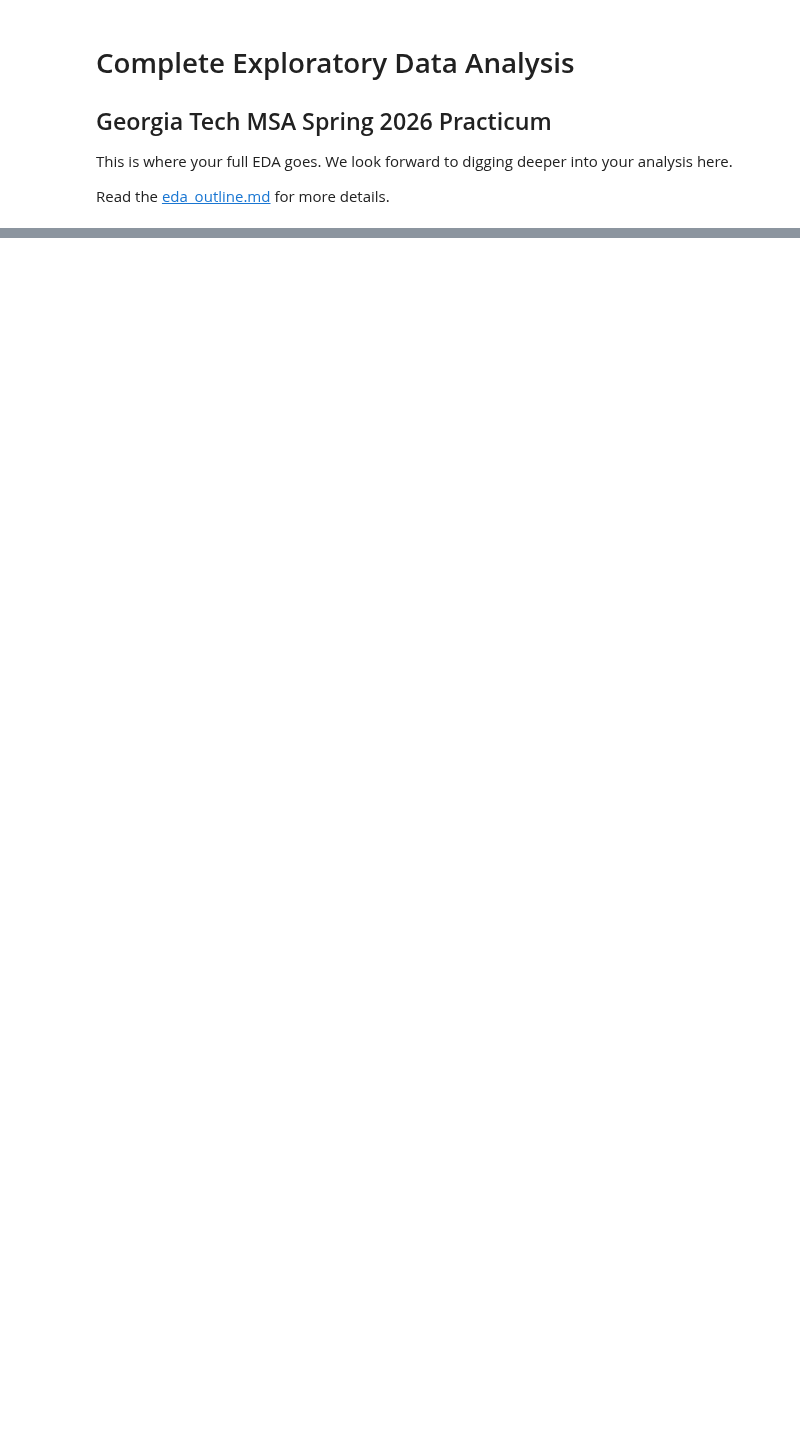
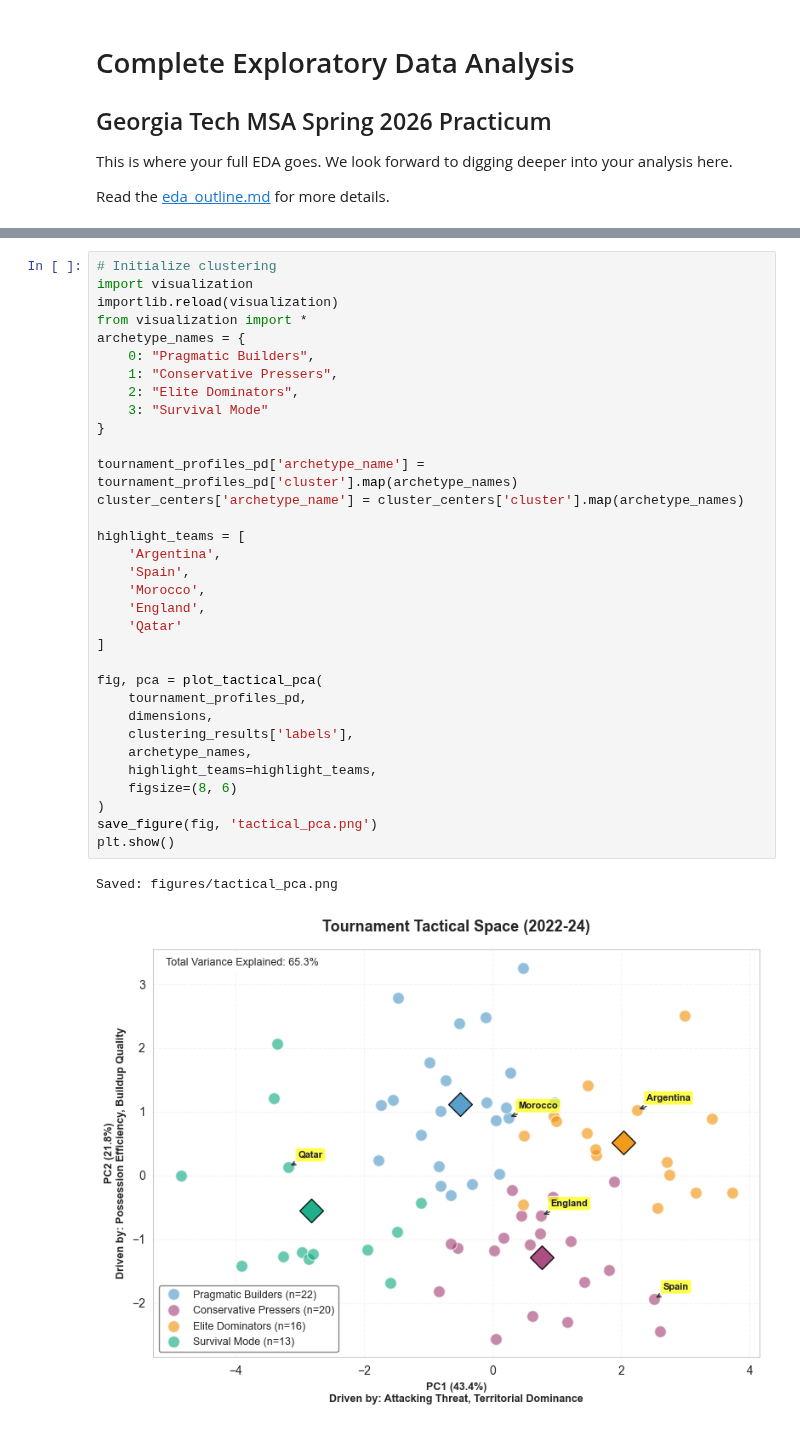
Before and after one commit to soh364/soccer-analytics-capstone-XOh, a Jupyter notebook: eda/EDA_Soomi.ipynb, the cells around one changed output, grey strips where cells are left out. Saved outputs shown, nothing was run; the diff lists cells and outputs as text; blank space fills up the shorter version.

```diff
--- a/eda/EDA_Soomi.ipynb
+++ b/eda/EDA_Soomi.ipynb
@@ -777,0 +205,36 @@ HBox(children=(Dropdown(description='Team A:', options=('Argentina', 'Austria',
+# %%
+# Initialize clustering
+import visualization
+importlib.reload(visualization)
+from visualization import *
+archetype_names = {
+    0: "Pragmatic Builders",
+    1: "Conservative Pressers",
+    2: "Elite Dominators",
+    3: "Survival Mode"
+}
+
+tournament_profiles_pd['archetype_name'] = tournament_profiles_pd['cluster'].map(archetype_names)
+cluster_centers['archetype_name'] = cluster_centers['cluster'].map(archetype_names)
+
+highlight_teams = [
+    'Argentina',
+    'Spain',
+    'Morocco',
+    'England',
+    'Qatar'
+]
+
+fig, pca = plot_tactical_pca(
+    tournament_profiles_pd,
+    dimensions,
+    clustering_results['labels'],
+    archetype_names,
+    highlight_teams=highlight_teams,
+    figsize=(8, 6)
+)
+save_figure(fig, 'tactical_pca.png')
+plt.show()
+# %% [output]
+Saved: figures/tactical_pca.png
+[figure, added]
```
Also changed, not shown: parts of 44 cells of this notebook, 1 other file.
